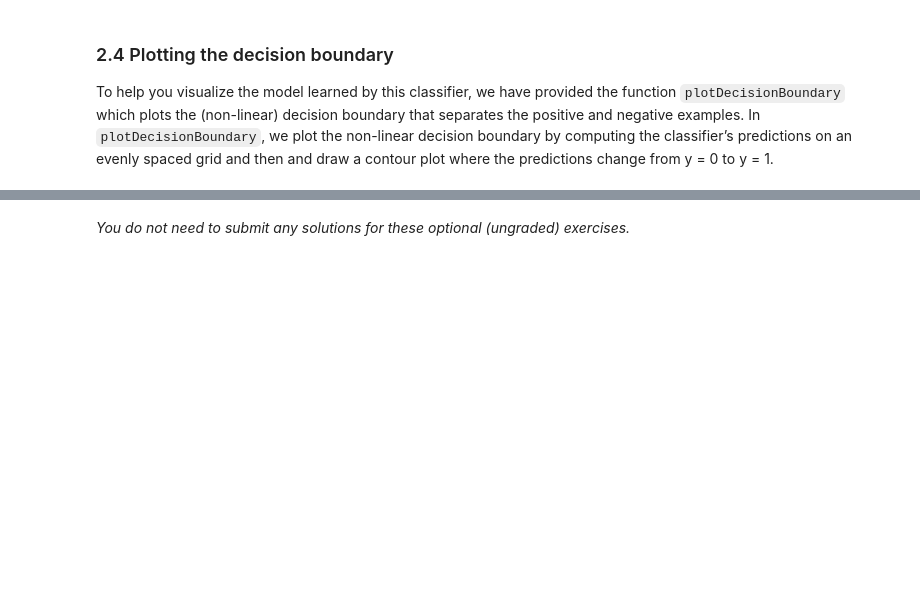
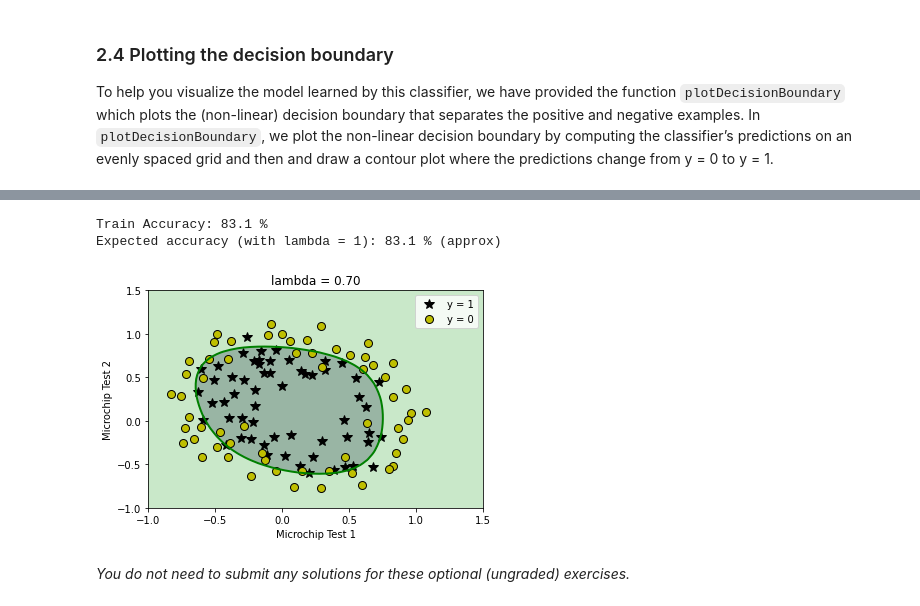
Before and after one commit to choijin/Machine_Learning, a Jupyter notebook: Exercise2/exercise2.ipynb, the cells around one changed output, grey strips where cells are left out. Cells and saved outputs as stored; diff of their text form; code cells hidden in the pictures; blank space fills up the shorter version.

```diff
--- a/Exercise2/exercise2.ipynb
+++ b/Exercise2/exercise2.ipynb
@@ -281,8 +281,12 @@ def costFunction(theta, X, y):
     grad = np.zeros(theta.shape)
 
     # ====================== YOUR CODE HERE ======================
+    h_theta = sigmoid(X.dot(theta))
 
+    for i in range(m):
+        J += (1/m) * (-y[i] * math.log(h_theta[i]) - (1 - y[i]) * math.log(1- h_theta[i]))
 
+    grad = X.T.dot(h_theta - y) / m
 
     # =============================================================
     return J, grad
@@ -414,9 +458,7 @@ def predict(theta, X):
     p = np.zeros(m)
 
     # ====================== YOUR CODE HERE ======================
-
-
-
+    p = sigmoid(X.dot(theta)) >= .5
     # ============================================================
     return p
 # %% [markdown]
@@ -543,8 +607,17 @@ def costFunctionReg(theta, X, y, lambda_):
     grad = np.zeros(theta.shape)
 
     # ===================== YOUR CODE HERE ======================
+    h_theta = sigmoid(X.dot(theta))
 
+    for i in range(m):
+        J += (1/m) * (-y[i] * math.log(h_theta[i]) - (1 - y[i]) * math.log(1- h_theta[i]))
 
+    J += (lambda_ / (2 * m)) * np.sum((theta[1:])**2)
+
+    grad[0] = X[:, 0].T.dot(h_theta - y) / m
+
+    for j in range(1, theta.size):
+        grad[j] = X[:, j].T.dot(h_theta - y) / m + (lambda_ / m) * theta[j]
 
     # =============================================================
     return J, grad
@@ -630,36 +735,40 @@ With a larger $\lambda$, you should see a plot that shows an simpler decision bo
 initial_theta = np.zeros(X.shape[1])
 
 # Set regularization parameter lambda to 1 (you should vary this)
-lambda_ = 1
+lambda_ = .7
 
 # set options for optimize.minimize
 options= {'maxiter': 100}
 
 res = optimize.minimize(costFunctionReg,
                         initial_theta,
                         (X, y, lambda_),
                         jac=True,
                         method='TNC',
                         options=options)
 
 # the fun property of OptimizeResult object returns
 # the value of costFunction at optimized theta
 cost = res.fun
 
 # the optimized theta is in the x property of the result
 theta = res.x
 
 utils.plotDecisionBoundary(plotData, theta, X, y)
 pyplot.xlabel('Microchip Test 1')
 pyplot.ylabel('Microchip Test 2')
 pyplot.legend(['y = 1', 'y = 0'])
 pyplot.grid(False)
 pyplot.title('lambda = %0.2f' % lambda_)
 
 # Compute accuracy on our training set
 p = predict(theta, X)
 
 print('Train Accuracy: %.1f %%' % (np.mean(p == y) * 100))
 print('Expected accuracy (with lambda = 1): 83.1 % (approx)\n')
+# %% [output]
+Train Accuracy: 83.1 %
+Expected accuracy (with lambda = 1): 83.1 % (approx)
+[figure, added]
 # %% [markdown]
 *You do not need to submit any solutions for these optional (ungraded) exercises.*
```
Also changed, not shown: parts of 11 cells of this notebook, 1 other file.
